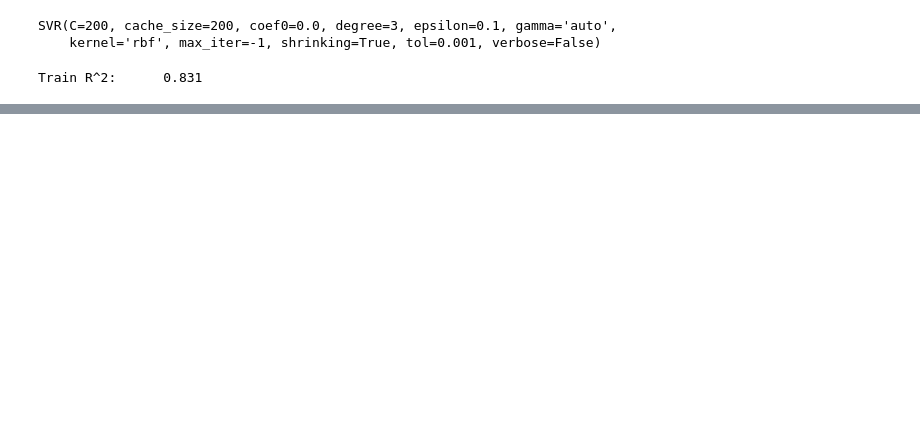
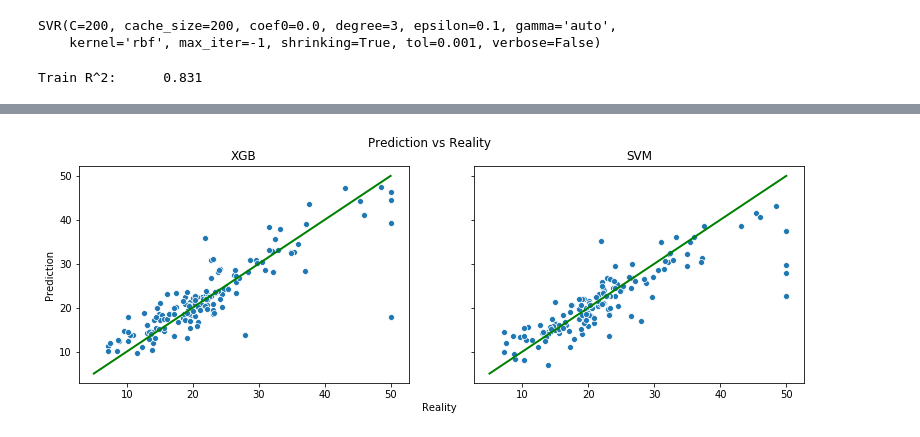
Before and after one commit to FerranDonoso/01-20-Boston-Dataset, a Jupyter notebook: Boston_House_Prices.ipynb, the cells around one changed output, grey strips where cells are left out. Saved outputs shown, nothing was run; the diff lists cells and outputs as text; code cells hidden in the pictures; blank space fills up the shorter version.

```diff
--- a/Boston_House_Prices.ipynb
+++ b/Boston_House_Prices.ipynb
@@ -395,0 +368,16 @@ R^2:    0.726
+# %%
+fig, (PvR_XGB, Pvr_SVM) = plt.subplots(ncols = 2, sharey = True, sharex = True, figsize = (13, 4))
+sn.scatterplot(x = y_test, y = y_pred, ax = PvR_XGB)
+PvR_XGB.set_title("XGB")
+PvR_XGB.set_xlabel("")
+PvR_XGB.set_ylabel("Prediction")
+PvR_XGB.plot([y.min(), y.max()], [y.min(), y.max()], color = "g", lw = 2)
+sn.scatterplot(x = y_test, y = y_pred1, ax = Pvr_SVM)
+Pvr_SVM.set_title("SVM")
+Pvr_SVM.set_xlabel("")
+Pvr_SVM.plot([y.min(), y.max()], [y.min(), y.max()], color = "g", lw = 2)
+fig.suptitle("Prediction vs Reality")
+fig.text(0.51, 0.03, "Reality", ha = "center")
+plt.show()
+# %% [output]
+[figure, added]
```
Also changed, not shown: parts of 16 cells of this notebook.
